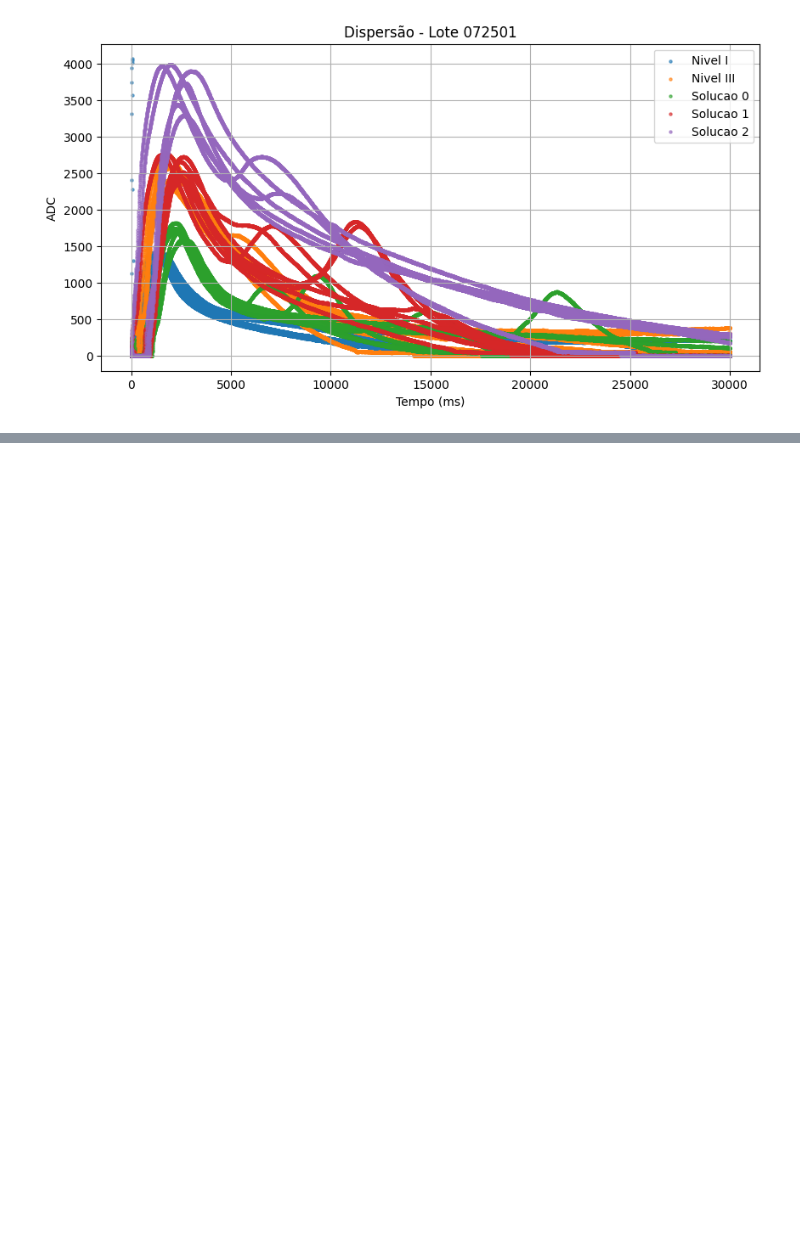
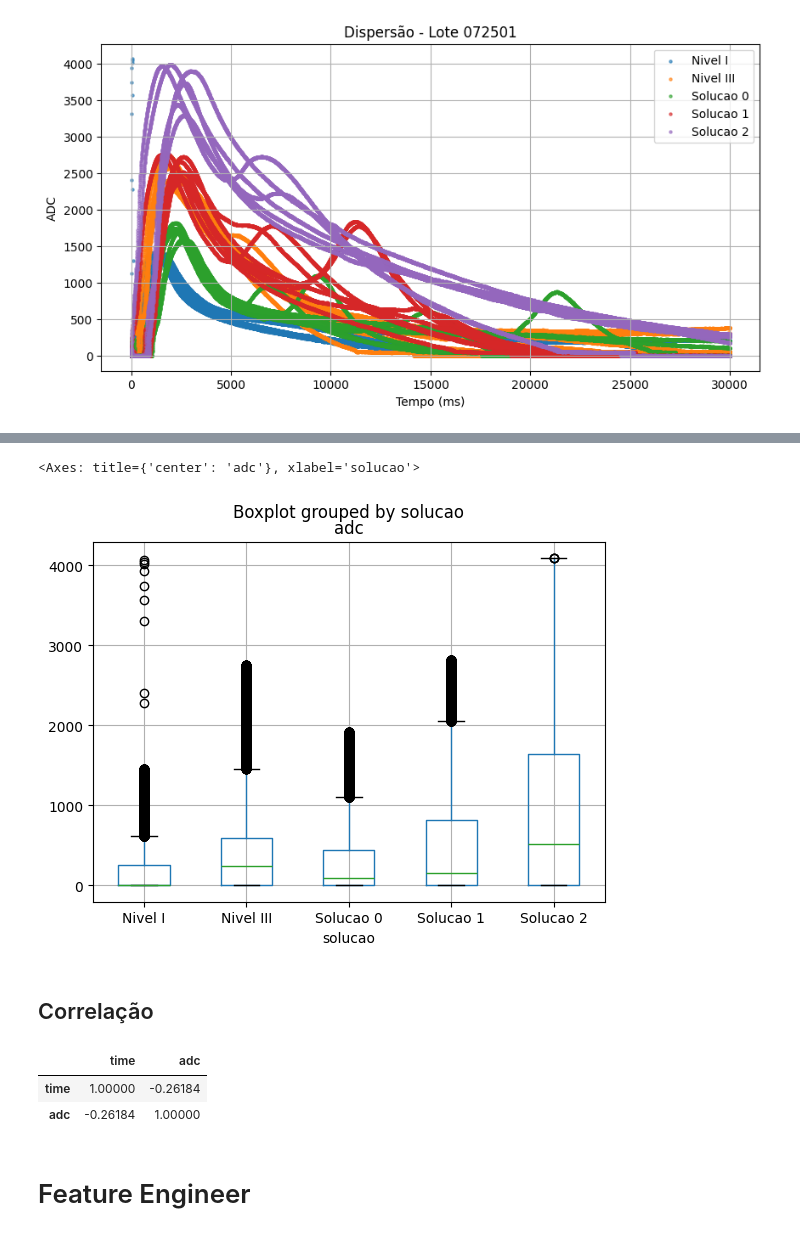
Before and after one commit to silviolima07/pos_desafio_02, a Jupyter notebook: Untitled.ipynb, the cells around one changed output, grey strips where cells are left out. Drawn from its saved outputs; the diff is of its cells as text; code cells hidden in the pictures; blank space fills up the shorter version.

Commit message:
feature engineer

```diff
--- a/Untitled.ipynb
+++ b/Untitled.ipynb
@@ -158,0 +200,15 @@ for lote in df["lote"].unique():
+# %%
+df.boxplot(by="solucao", column="adc")
+# %% [output]
+<Axes: title={'center': 'adc'}, xlabel='solucao'>
+[figure, added]
+# %% [markdown]
+## Correlação
+# %%
+df[["time","adc"]].corr()
+# %% [output]
+|  | time | adc |
+| time | 1.00000 | -0.26184 |
+| adc | -0.26184 | 1.00000 |
+# %% [markdown]
+# Feature Engineer
```
Also changed, not shown: parts of 24 cells of this notebook, 1 other file.
